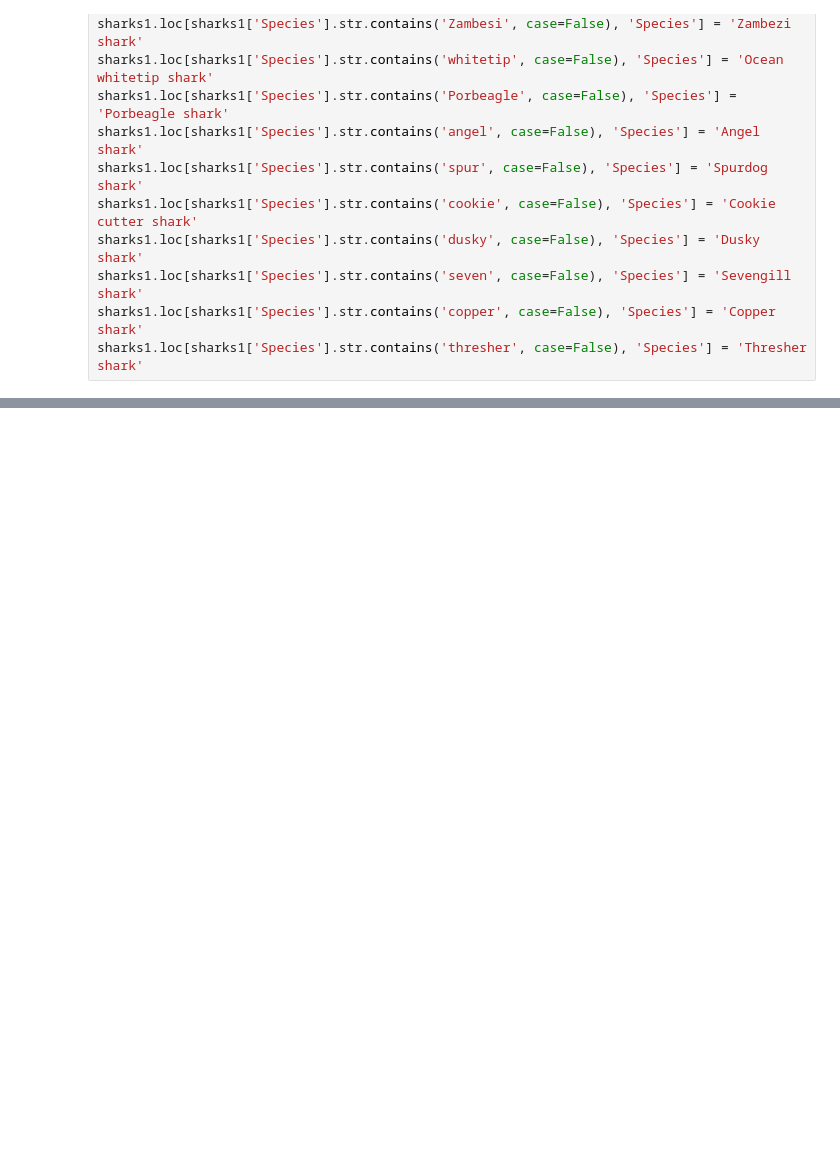
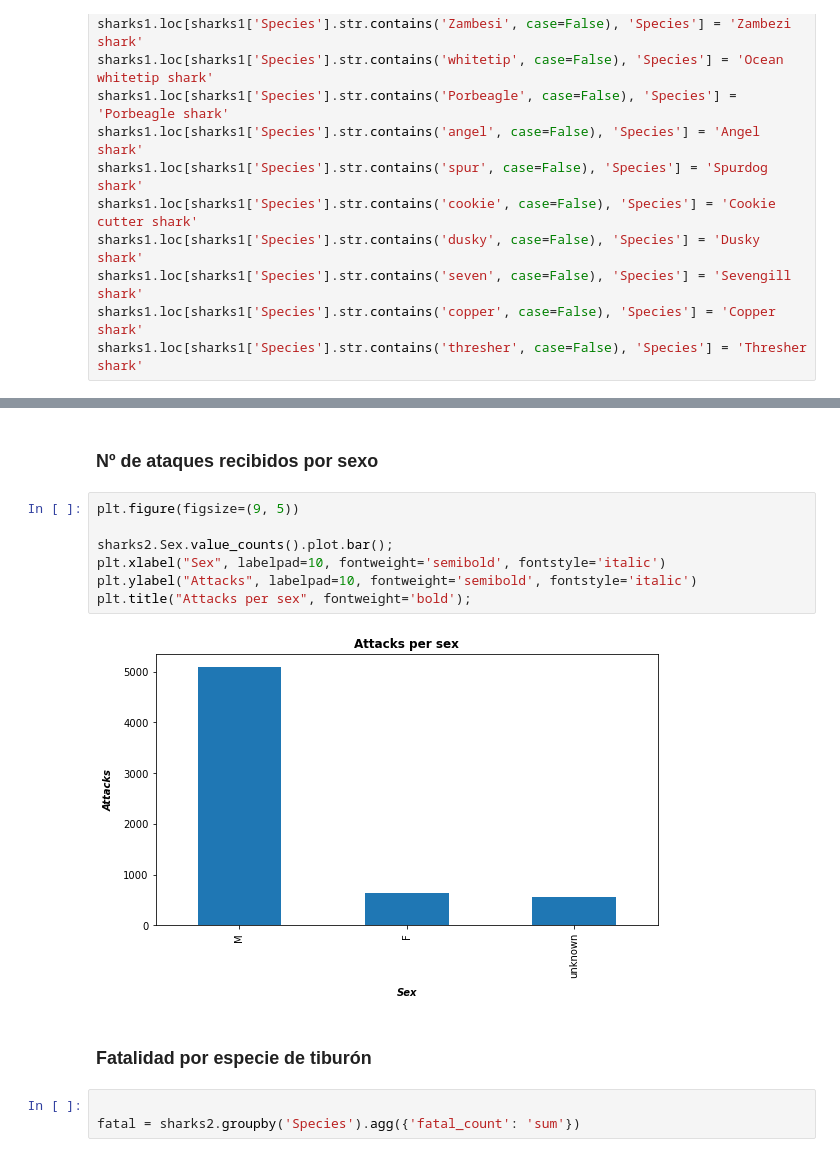
Before and after one commit to Baker-man/Proyecto_limpieza_sharks, a Jupyter notebook: src/clean.ipynb, the cells around one changed output, grey strips where cells are left out. Cells and saved outputs as stored; diff of their text form; blank space fills up the shorter version.

```diff
--- a/src/clean.ipynb
+++ b/src/clean.ipynb
@@ -926,0 +1020,16 @@ memory usage: 9.5 MB
+# %% [markdown]
+### Nº de ataques recibidos por sexo
+# %%
+plt.figure(figsize=(9, 5))
+
+sharks2.Sex.value_counts().plot.bar();
+plt.xlabel("Sex", labelpad=10, fontweight='semibold', fontstyle='italic')
+plt.ylabel("Attacks", labelpad=10, fontweight='semibold', fontstyle='italic')
+plt.title("Attacks per sex", fontweight='bold');
+# %% [output]
+[figure, added]
+# %% [markdown]
+### Fatalidad por especie de tiburón
+# %%
+
+fatal = sharks2.groupby('Species').agg({'fatal_count': 'sum'})
```
Also changed, not shown: parts of 54 cells of this notebook, 1 other file.
